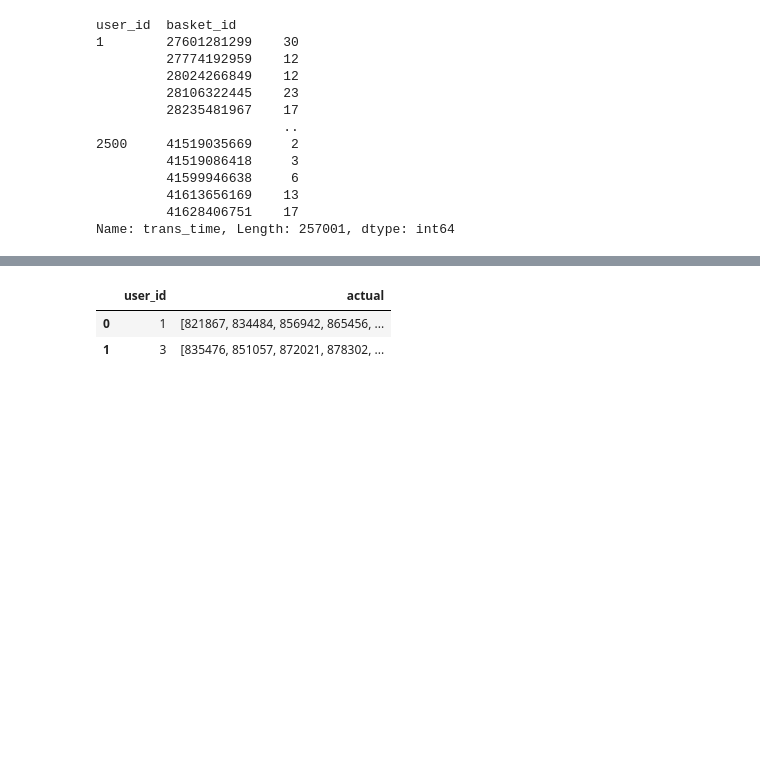
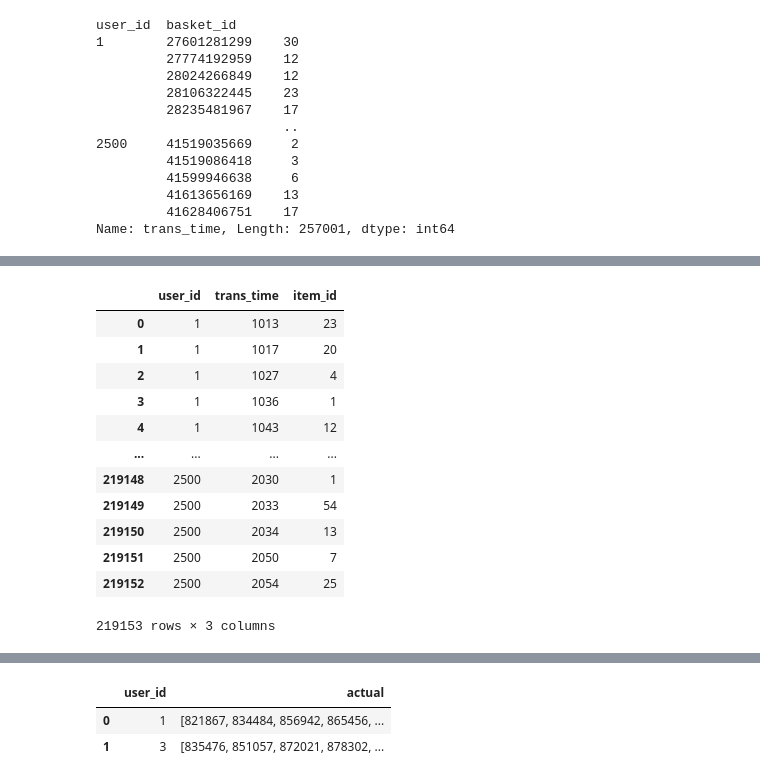
Before and after one commit to OlegRev/recommendation_systems, a Jupyter notebook: HW6.ipynb, the cells around one changed output, grey strips where cells are left out. Drawn from its saved outputs; the diff is of its cells as text; code cells hidden in the pictures; blank space fills up the shorter version.

Commit message:
hw6 add features mean, min, max, std, median num of uniq items in a user transaction

```diff
--- a/HW6.ipynb
+++ b/HW6.ipynb
@@ -887,0 +905,23 @@ Name: trans_time, Length: 257001, dtype: int64
+# %%
+# mean, min, max, std, median кол-ва уникальных товаров в транзакции юзера
+df = data.groupby(by=[USER_COL, 'trans_time']).agg(ITEM_COL).nunique().reset_index()
+df_mean = df.groupby(by=USER_COL).agg(ITEM_COL).mean().reset_index()
+df_min = df.groupby(by=USER_COL).agg(ITEM_COL).min().reset_index()
+df_max = df.groupby(by=USER_COL).agg(ITEM_COL).max().reset_index()
+df_std = df.groupby(by=USER_COL).agg(ITEM_COL).std().reset_index()
+df_median = df.groupby(by=USER_COL).agg(ITEM_COL).median().reset_index()
+df
+# %% [output]
+|  | user_id | trans_time | item_id |
+| 0 | 1 | 1013 | 23 |
+| 1 | 1 | 1017 | 20 |
+| 2 | 1 | 1027 | 4 |
+| 3 | 1 | 1036 | 1 |
+| 4 | 1 | 1043 | 12 |
+| ... | ... | ... | ... |
+| 219148 | 2500 | 2030 | 1 |
+| 219149 | 2500 | 2033 | 54 |
+| 219150 | 2500 | 2034 | 13 |
+| 219151 | 2500 | 2050 | 7 |
+| 219152 | 2500 | 2054 | 25 |
+219153 rows × 3 columns
```
Also changed, not shown: parts of 24 cells of this notebook.
